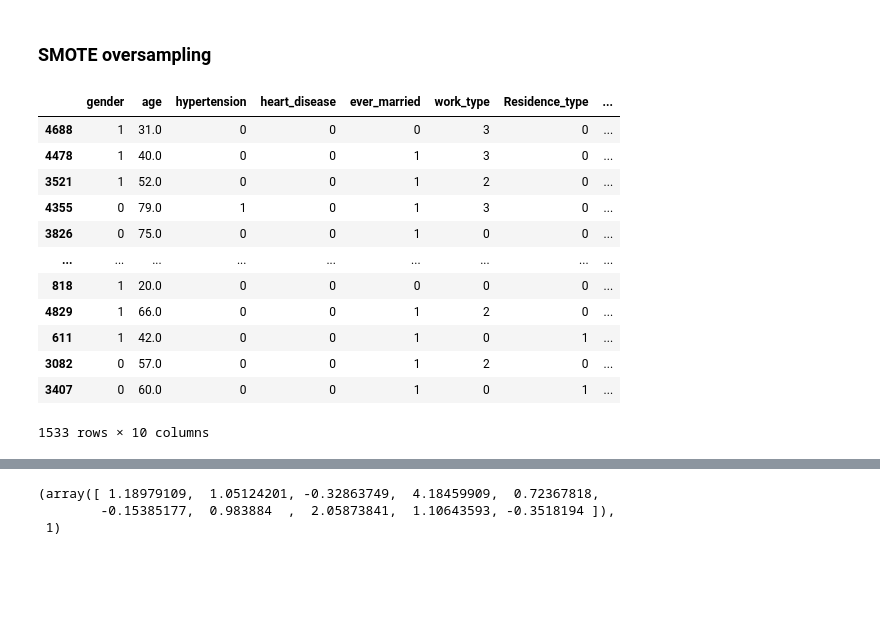
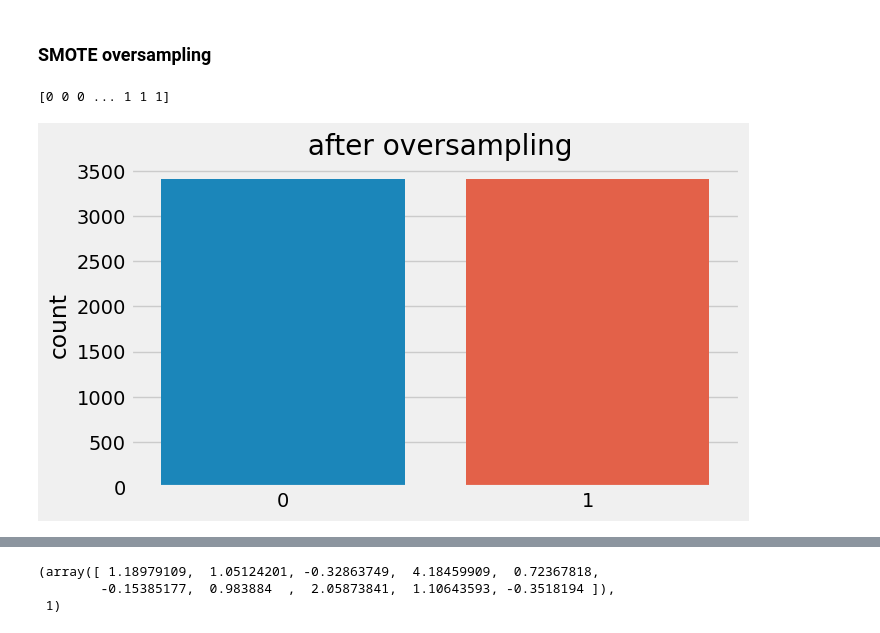
Before and after one commit to ziadhany7/AML, a Jupyter notebook: healthcarStroke/healthcare-dataset-stroke-notebook.ipynb, the cells around one changed output, grey strips where cells are left out. Cells and saved outputs as stored; diff of their text form; code cells hidden in the pictures; blank space fills up the shorter version.

```diff
--- a/healthcarStroke/healthcare-dataset-stroke-notebook.ipynb
+++ b/healthcarStroke/healthcare-dataset-stroke-notebook.ipynb
@@ -440,19 +403,11 @@ Name: proportion, dtype: float64
 # %%
 SMOTE_oversample = SMOTE(random_state=1)
 X_train,y_train = SMOTE_oversample.fit_resample(X_train, y_train.ravel())
-# %%
-X_test
-# %% [output]
-|  | gender | age | hypertension | heart_disease | ever_married | work_type | Residence_type | ... |
-| 4688 | 1 | 31.0 | 0 | 0 | 0 | 3 | 0 | ... |
-| 4478 | 1 | 40.0 | 0 | 0 | 1 | 3 | 0 | ... |
-| 3521 | 1 | 52.0 | 0 | 0 | 1 | 2 | 0 | ... |
-| 4355 | 0 | 79.0 | 1 | 0 | 1 | 3 | 0 | ... |
-| 3826 | 0 | 75.0 | 0 | 0 | 1 | 0 | 0 | ... |
-| ... | ... | ... | ... | ... | ... | ... | ... | ... |
-| 818 | 1 | 20.0 | 0 | 0 | 0 | 0 | 0 | ... |
-| 4829 | 1 | 66.0 | 0 | 0 | 1 | 2 | 0 | ... |
-| 611 | 1 | 42.0 | 0 | 0 | 1 | 0 | 1 | ... |
-| 3082 | 0 | 57.0 | 0 | 0 | 1 | 2 | 0 | ... |
-| 3407 | 0 | 60.0 | 0 | 0 | 1 | 0 | 1 | ... |
-1533 rows × 10 columns
+# %%
+plt.figure(figsize=(7,4))
+sns.countplot(x=y_train)
+plt.title(' after oversampling')
+print(y_train)## percentage of Stroke labels
+# %% [output]
+[0 0 0 ... 1 1 1]
+[figure, added]
```
Also changed, not shown: parts of 32 cells of this notebook, 7 other files.
